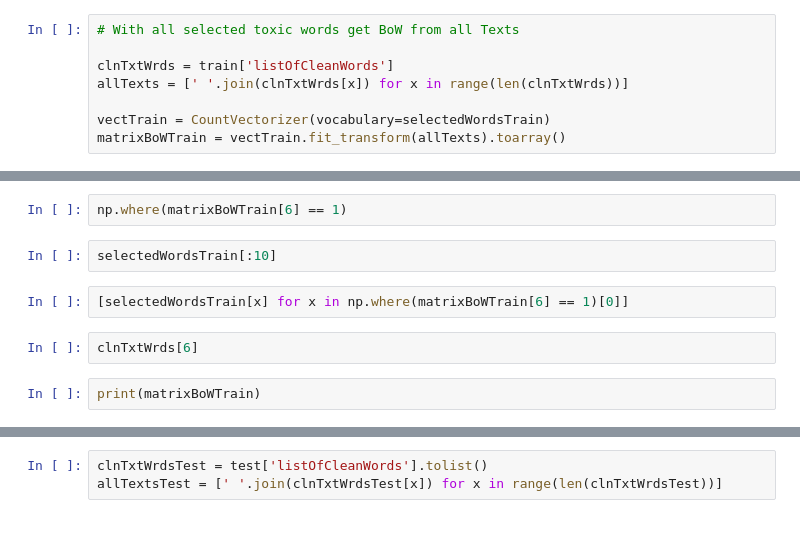
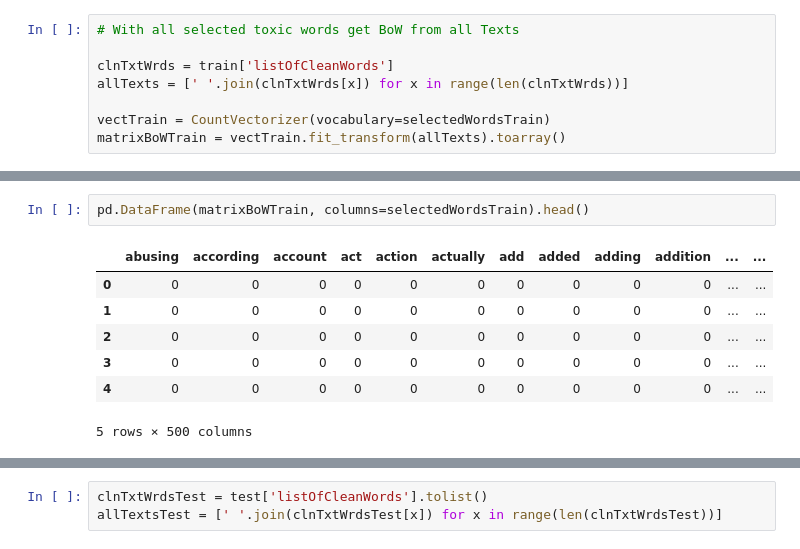
Before and after one commit to racu10/toxicom, a Jupyter notebook: notebooks/Analisis of clean words - BoW.ipynb, the cells around one changed output, grey strips where cells are left out. Cells and saved outputs as stored; diff of their text form.

```diff
--- a/notebooks/Analisis of clean words - BoW.ipynb
+++ b/notebooks/Analisis of clean words - BoW.ipynb
@@ -88,10 +148,10 @@ matrixBoWTrain[6]
-# %%
-np.where(matrixBoWTrain[6] == 1)
-# %%
-selectedWordsTrain[:10]
-# %%
-[selectedWordsTrain[x] for x in np.where(matrixBoWTrain[6] == 1)[0]]
-# %%
-clnTxtWrds[6]
-# %%
-print(matrixBoWTrain)
+# %%
+pd.DataFrame(matrixBoWTrain, columns=selectedWordsTrain).head()
+# %% [output]
+|  | abusing | according | account | act | action | actually | add | added | adding | addition | ... | ... |
+| 0 | 0 | 0 | 0 | 0 | 0 | 0 | 0 | 0 | 0 | 0 | ... | ... |
+| 1 | 0 | 0 | 0 | 0 | 0 | 0 | 0 | 0 | 0 | 0 | ... | ... |
+| 2 | 0 | 0 | 0 | 0 | 0 | 0 | 0 | 0 | 0 | 0 | ... | ... |
+| 3 | 0 | 0 | 0 | 0 | 0 | 0 | 0 | 0 | 0 | 0 | ... | ... |
+| 4 | 0 | 0 | 0 | 0 | 0 | 0 | 0 | 0 | 0 | 0 | ... | ... |
+5 rows × 500 columns
```
Also changed, not shown: parts of 26 cells of this notebook.
